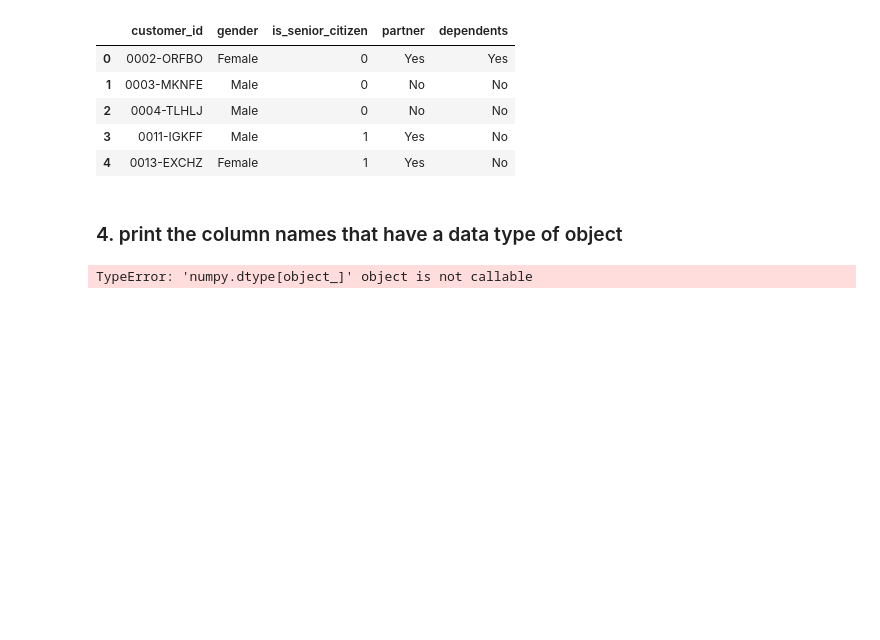
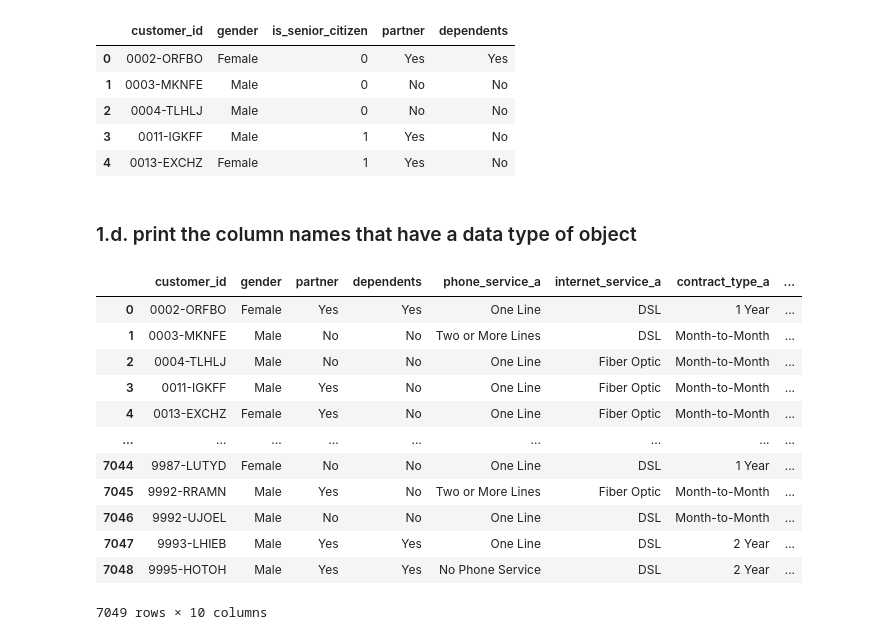
Before and after one commit to hrodjr/classification-exercises, a Jupyter notebook: classification_exercises.ipynb, the cells around one changed output. Saved outputs shown, nothing was run; the diff lists cells and outputs as text; code cells hidden in the pictures; blank space fills up the shorter version.

```diff
--- a/classification_exercises.ipynb
+++ b/classification_exercises.ipynb
@@ -135,8 +155,21 @@ df_excel.iloc[:, :5].head()
 | 3 | 0011-IGKFF | Male | 1 | Yes | No |
 | 4 | 0013-EXCHZ | Female | 1 | Yes | No |
 # %% [markdown]
-### 4. print the column names that have a data type of object
+### 1.d. print the column names that have a data type of object
 # %%
-df_excel.columns.dtype('object')
+df=df_excel.select_dtypes('object')
+df
 # %% [output]
+|  | customer_id | gender | partner | dependents | phone_service_a | internet_service_a | contract_type_a | ... |
+| 0 | 0002-ORFBO | Female | Yes | Yes | One Line | DSL | 1 Year | ... |
+| 1 | 0003-MKNFE | Male | No | No | Two or More Lines | DSL | Month-to-Month | ... |
+| 2 | 0004-TLHLJ | Male | No | No | One Line | Fiber Optic | Month-to-Month | ... |
+| 3 | 0011-IGKFF | Male | Yes | No | One Line | Fiber Optic | Month-to-Month | ... |
+| 4 | 0013-EXCHZ | Female | Yes | No | One Line | Fiber Optic | Month-to-Month | ... |
+| ... | ... | ... | ... | ... | ... | ... | ... | ... |
+| 7044 | 9987-LUTYD | Female | No | No | One Line | DSL | 1 Year | ... |
+| 7045 | 9992-RRAMN | Male | Yes | No | Two or More Lines | Fiber Optic | Month-to-Month | ... |
+| 7046 | 9992-UJOEL | Male | No | No | One Line | DSL | Month-to-Month | ... |
+| 7047 | 9993-LHIEB | Male | Yes | Yes | One Line | DSL | 2 Year | ... |
+| 7048 | 9995-HOTOH | Male | Yes | Yes | No Phone Service | DSL | 2 Year | ... |
-TypeError: 'numpy.dtype[object_]' object is not callable
+7049 rows × 10 columns
```
Also changed, not shown: parts of 27 cells of this notebook.
